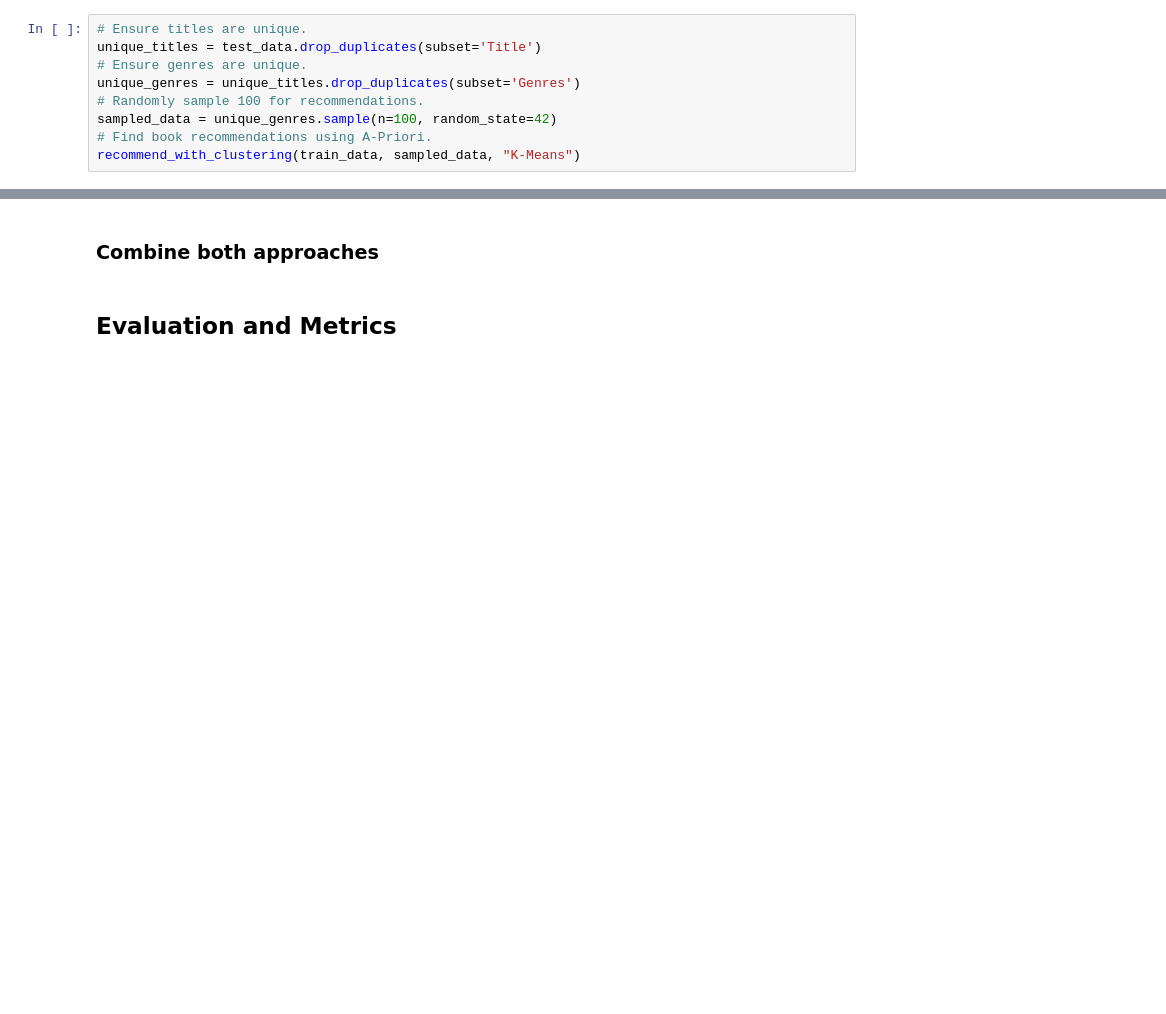
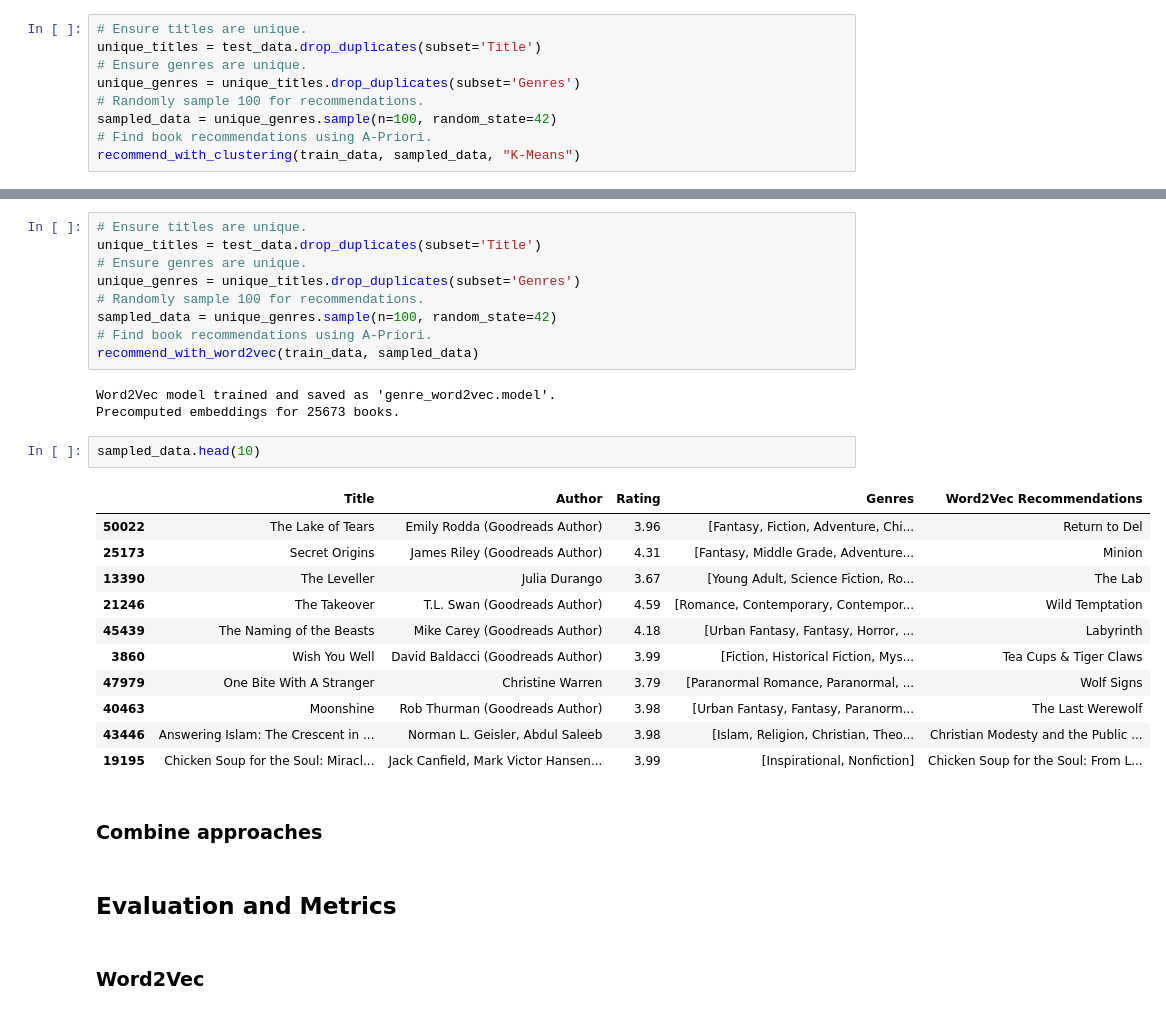
Before and after one commit to albert-moller/BookRecommender, a Jupyter notebook: recommendation_system.ipynb, the cells around one changed output, grey strips where cells are left out. Drawn from its saved outputs; the diff is of its cells as text; blank space fills up the shorter version.

```diff
--- a/recommendation_system.ipynb
+++ b/recommendation_system.ipynb
@@ -930,4 +1119,32 @@ sampled_data.head(50)
+# %%
+# Ensure titles are unique.
+unique_titles = test_data.drop_duplicates(subset='Title')
+# Ensure genres are unique.
+unique_genres = unique_titles.drop_duplicates(subset='Genres')
+# Randomly sample 100 for recommendations.
+sampled_data = unique_genres.sample(n=100, random_state=42)
+# Find book recommendations using A-Priori.
+recommend_with_word2vec(train_data, sampled_data)
+# %% [output]
+Word2Vec model trained and saved as 'genre_word2vec.model'.
+Precomputed embeddings for 25673 books.
+# %%
+sampled_data.head(10)
+# %% [output]
+|  | Title | Author | Rating | Genres | Word2Vec Recommendations |
+| 50022 | The Lake of Tears | Emily Rodda (Goodreads Author) | 3.96 | [Fantasy, Fiction, Adventure, Chi... | Return to Del |
+| 25173 | Secret Origins | James Riley (Goodreads Author) | 4.31 | [Fantasy, Middle Grade, Adventure... | Minion |
+| 13390 | The Leveller | Julia Durango | 3.67 | [Young Adult, Science Fiction, Ro... | The Lab |
+| 21246 | The Takeover | T.L. Swan (Goodreads Author) | 4.59 | [Romance, Contemporary, Contempor... | Wild Temptation |
+| 45439 | The Naming of the Beasts | Mike Carey (Goodreads Author) | 4.18 | [Urban Fantasy, Fantasy, Horror, ... | Labyrinth |
+| 3860 | Wish You Well | David Baldacci (Goodreads Author) | 3.99 | [Fiction, Historical Fiction, Mys... | Tea Cups & Tiger Claws |
+| 47979 | One Bite With A Stranger | Christine Warren | 3.79 | [Paranormal Romance, Paranormal, ... | Wolf Signs |
+| 40463 | Moonshine | Rob Thurman (Goodreads Author) | 3.98 | [Urban Fantasy, Fantasy, Paranorm... | The Last Werewolf |
+| 43446 | Answering Islam: The Crescent in ... | Norman L. Geisler, Abdul Saleeb | 3.98 | [Islam, Religion, Christian, Theo... | Christian Modesty and the Public ... |
+| 19195 | Chicken Soup for the Soul: Miracl... | Jack Canfield, Mark Victor Hansen... | 3.99 | [Inspirational, Nonfiction] | Chicken Soup for the Soul: From L... |
 # %% [markdown]
-### Combine both approaches
+### Combine approaches
 # %% [markdown]
 ## **Evaluation and Metrics**
+# %% [markdown]
+### Word2Vec
```
Also changed, not shown: parts of 9 cells of this notebook, 1 other file.
